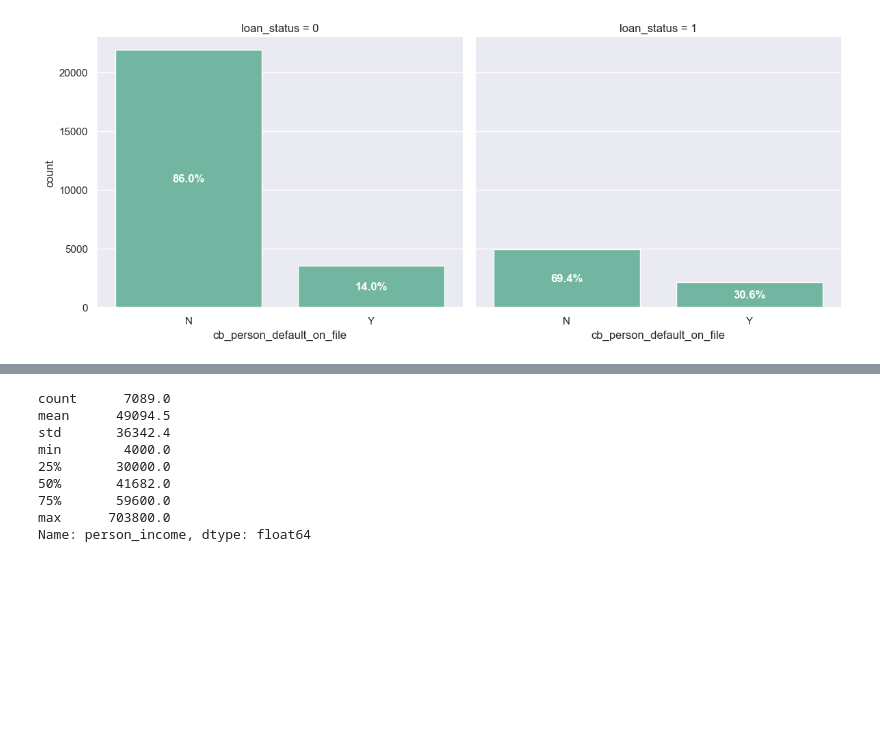
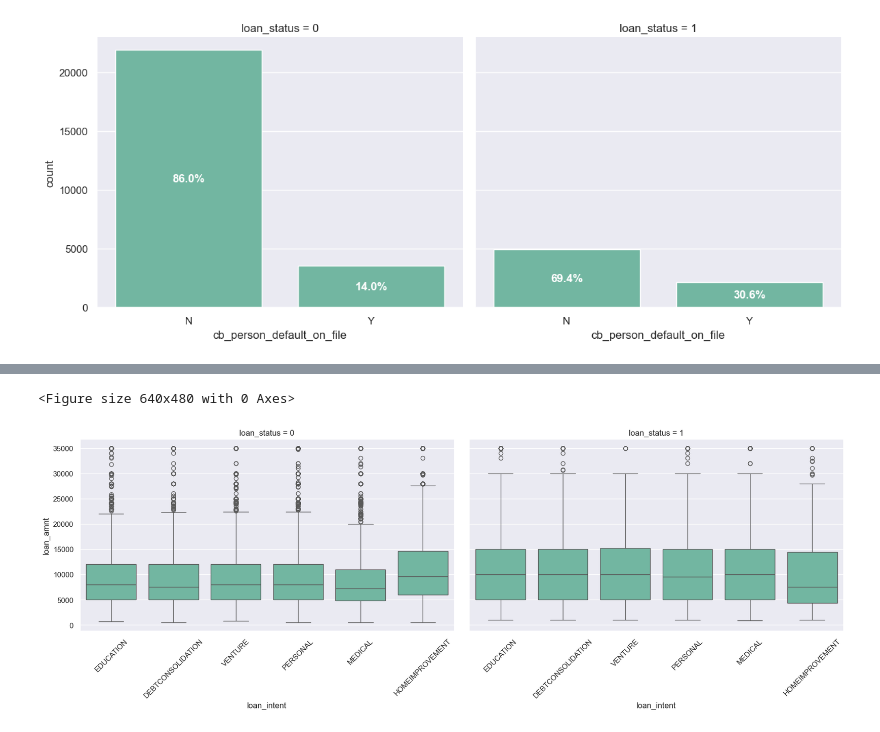
Before and after one commit to ethanhopkins101/DataScience-Projects, a Jupyter notebook: credit_risk/credit_risk.ipynb, the cells around one changed output, grey strips where cells are left out. Saved outputs shown, nothing was run; the diff lists cells and outputs as text; code cells hidden in the pictures; blank space fills up the shorter version.

```diff
--- a/credit_risk/credit_risk.ipynb
+++ b/credit_risk/credit_risk.ipynb
@@ -271,12 +277,11 @@ plt.show()
 # %%
-df[df['loan_status'] == 1]['person_income'].describe().round(1)
+# loan_amount and its relation with intent.
+plt.figure()
+q= sns.FacetGrid(data= df, col= 'loan_status', height= 5, aspect= 1.7, palette= 'Dark2')
+q.map(sns.boxplot, 'loan_intent','loan_amnt')
+q.set_xticklabels(rotation=45)
+plt.show()
+# 3 notes, those that take higher loans for (education / debt consolidation / medical) are more likely to default
 # %% [output]
-count      7089.0
-mean      49094.5
-std       36342.4
-min        4000.0
-25%       30000.0
-50%       41682.0
-75%       59600.0
-max      703800.0
-Name: person_income, dtype: float64
+<Figure size 640x480 with 0 Axes>
+[figure, added]
```
Also changed, not shown: parts of 6 cells of this notebook.
